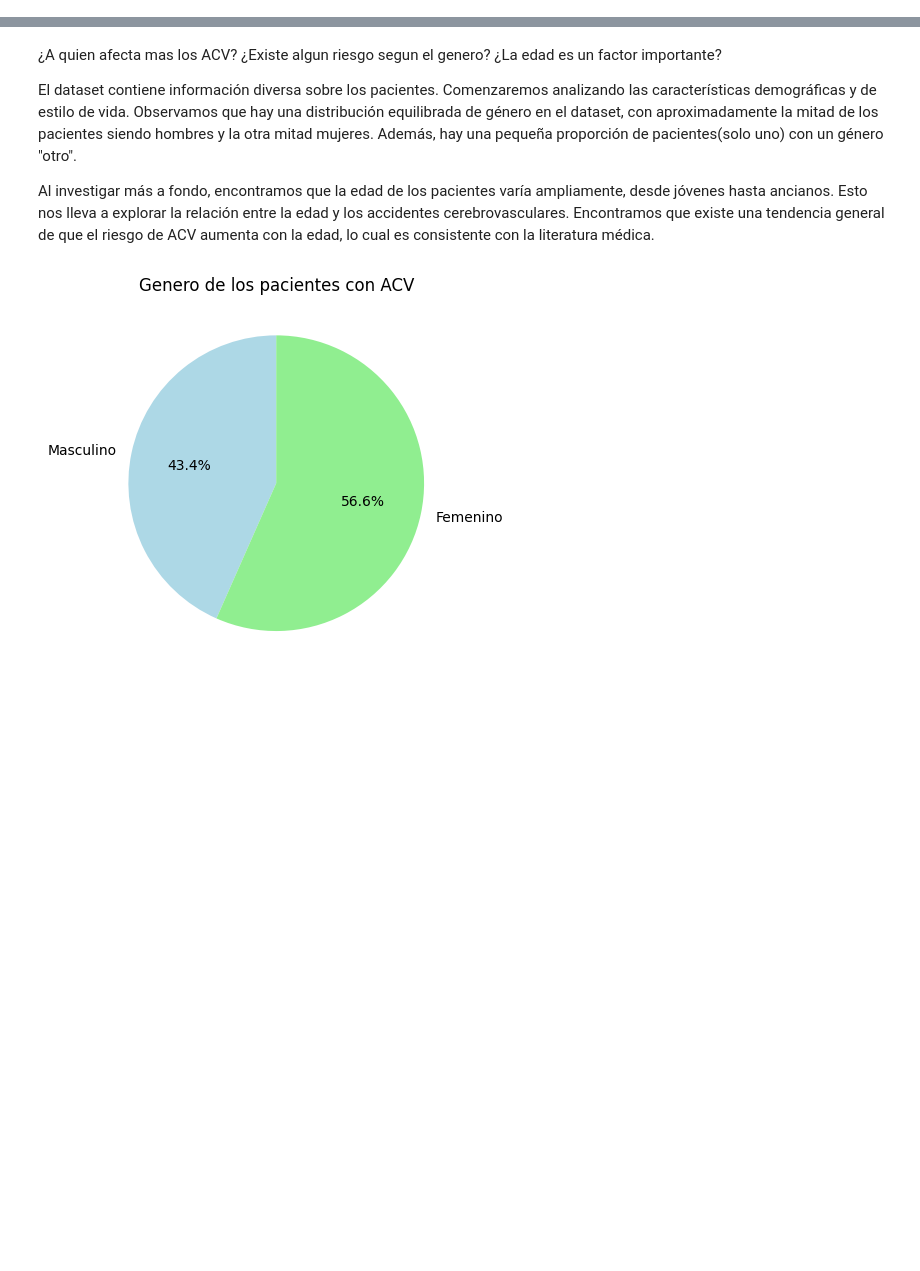
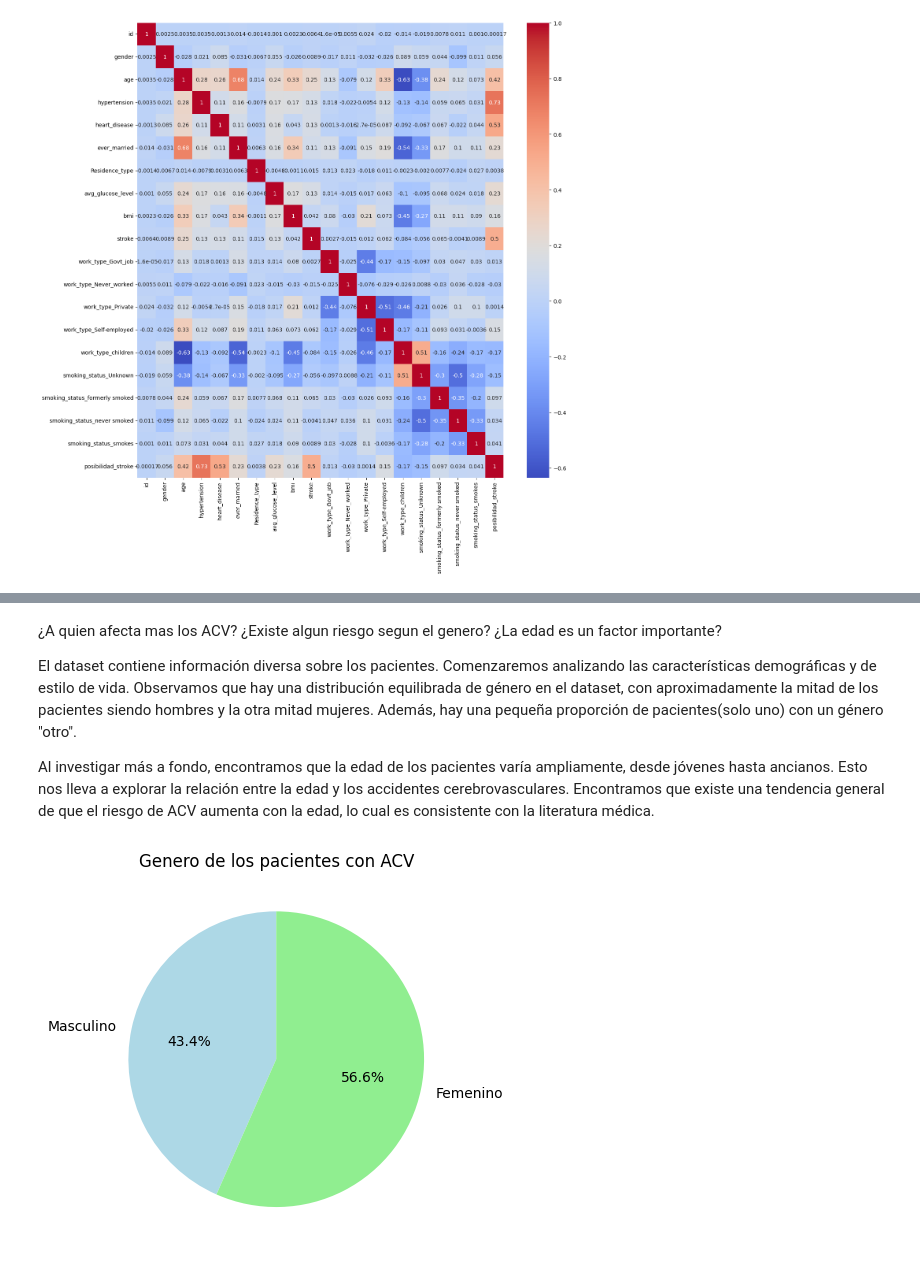
Before and after one commit to Lucassanc/Proyecto-Final-Data-Science, a Jupyter notebook: ACV.ipynb, the cells around one changed output, grey strips where cells are left out. Cells and saved outputs as stored; diff of their text form; code cells hidden in the pictures; blank space fills up the shorter version.

```diff
--- a/ACV.ipynb
+++ b/ACV.ipynb
@@ -12,4 +12,4 @@ from sklearn.metrics import mean_squared_error, r2_score
 from sklearn.linear_model import LogisticRegression
 from sklearn.metrics import accuracy_score
 import seaborn as sns
-url = 'E:\App Exes\VS Code\Proyecto Final Data\healthcare-dataset-stroke-data.csv'
+url = 'D:\App Exes\VS Code\Proyecto Final Data\healthcare-dataset-stroke-data.csv'
@@ -17,6 +45,7 @@ url = 'E:\App Exes\VS Code\Proyecto Final Data\healthcare-dataset-stroke-data.cs
 df = pd.read_csv(url, sep = ',')
 df = pd.get_dummies(df, columns=['work_type'], prefix='work_type')
 df = pd.get_dummies(df, columns=['smoking_status'], prefix='smoking_status')
+
 #Reemplaza valores nulos de BMI promediando por rango edades cercanas
 promedio_bmi_edades = df.groupby('age')['bmi'].mean()
 df['bmi'] = df.apply(lambda row: promedio_bmi_edades[row['age']] if pd.isnull(row['bmi']) else row['bmi'], axis=1)
@@ -28,6 +57,15 @@ df['Residence_type'] = df['Residence_type'].replace({'Rural': 0, 'Urban': 1})
 
 df_stroke = df.loc[df['stroke'] == 1]
 df_nostroke = df.loc[df['stroke'] == 0]
+df = df.astype(int)
 
-#Muestro el dataframe completo
-df
+# Creo una columna con valores 1 si las posibilidades de acv son altas o 0 si las posibilidades son bajas
+def posibilidad_stroke(row):
+    if row['hypertension'] == 1 or row['heart_disease'] == 1 or row['stroke'] == 1:
+        return 1
+    else:
+        return 0
+
+# Aplicar la función a cada fila del DataFrame
+df['posibilidad_stroke'] = df.apply(posibilidad_stroke, axis=1)
+df.to_csv('Dataframe.csv', index=False)
@@ -47,0 +132,10 @@ df
+# %%
+# Calcular la matriz de correlación
+corr_matrix = df.corr()
+
+# Graficar la matriz de correlación
+plt.figure(figsize=(15, 15))
+sns.heatmap(corr_matrix, annot=True, cmap='coolwarm')
+plt.show()
+# %% [output]
+[figure, added]
```
Also changed, not shown: parts of 11 cells of this notebook, 2 other files.
